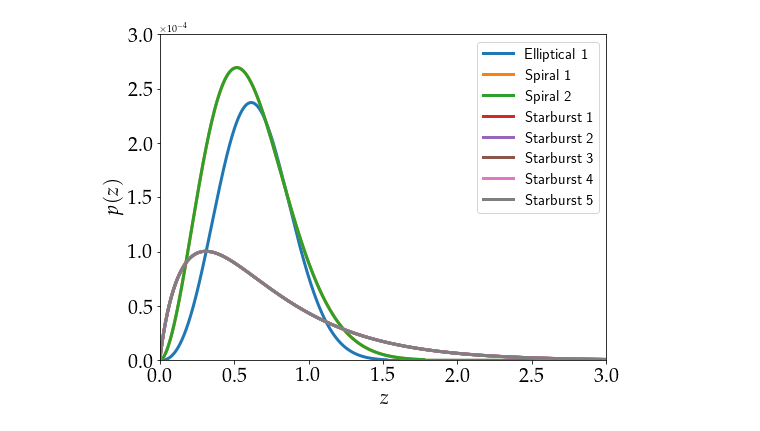
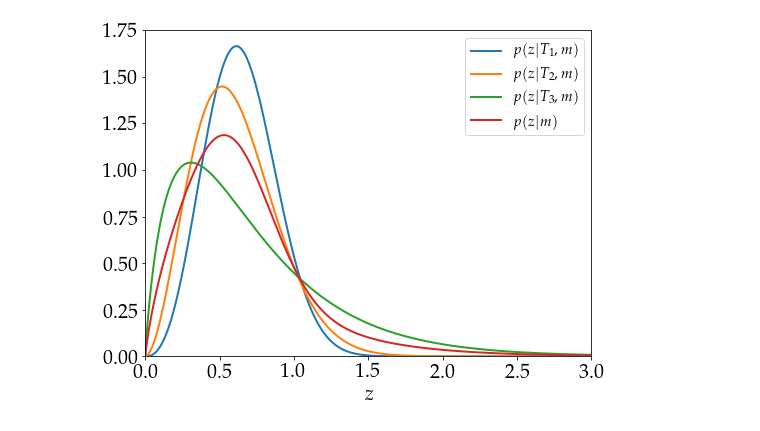
Before and after one commit to Harry45/BHM-nz, a Jupyter notebook: reference/BL-2016/understanding.ipynb, the cells around one changed output. Drawn from its saved outputs; the diff is of its cells as text; code cells hidden in the pictures.

```diff
--- a/reference/BL-2016/understanding.ipynb
+++ b/reference/BL-2016/understanding.ipynb
@@ -112,14 +67,20 @@ p_z_t_m = bpz_prior(z_grid, m, templatetypesnb) # of shape 2999 x 8
+# %%
+probability_eso = prob_redshift_given_template_mag(z_grid, 22, 2.46, 0.431, 0.091)
+probability_spi = prob_redshift_given_template_mag(z_grid, 22, 1.81, 0.390, 0.0636)
+probability_irr = prob_redshift_given_template_mag(z_grid, 22, 0.91, 0.063, 0.123)
+prob_z_given_mag = prob_redshift_given_mag(z_grid, 22)
 # %%
-plt.figure(figsize=(8, 6))
-plt.plot(z_grid, p_z_t_m, lw = 3)
-plt.ticklabel_format(axis='y', style='sci', scilimits=(0,4))
-plt.ylabel(r'$p(z)$', fontsize = fontSize)
+plt.figure(figsize = (8,6))
+plt.plot(z_grid, probability_eso, lw = 2, label = r'$p(z|T_{1}, m)$')
+plt.plot(z_grid, probability_spi, lw = 2, label = r'$p(z|T_{2}, m)$')
+plt.plot(z_grid, probability_irr, lw = 2, label = r'$p(z|T_{3}, m)$')
+plt.plot(z_grid, prob_z_given_mag, lw = 2, label = r'$p(z|m)$')
+plt.xlim(min(z_grid)-0.001, max(z_grid)+0.002)
+plt.ylim(0, 1.75)
 plt.xlabel(r'$z$', fontsize = fontSize)
 plt.tick_params(axis='x', labelsize=fontSize)
 plt.tick_params(axis='y', labelsize=fontSize)
-plt.legend(labels = names, loc = 'best',prop={'family':'sans-serif', 'size':15})
-plt.ylim(0, 3E-4)
-plt.xlim(0, 3)
+plt.legend(loc = 'best',prop={'family':'sans-serif', 'size':15})
 plt.show()
 # %% [output]
-[figure, old version]
+[figure, new version]
```
Also changed, not shown: parts of 17 cells of this notebook, 6 other files.
